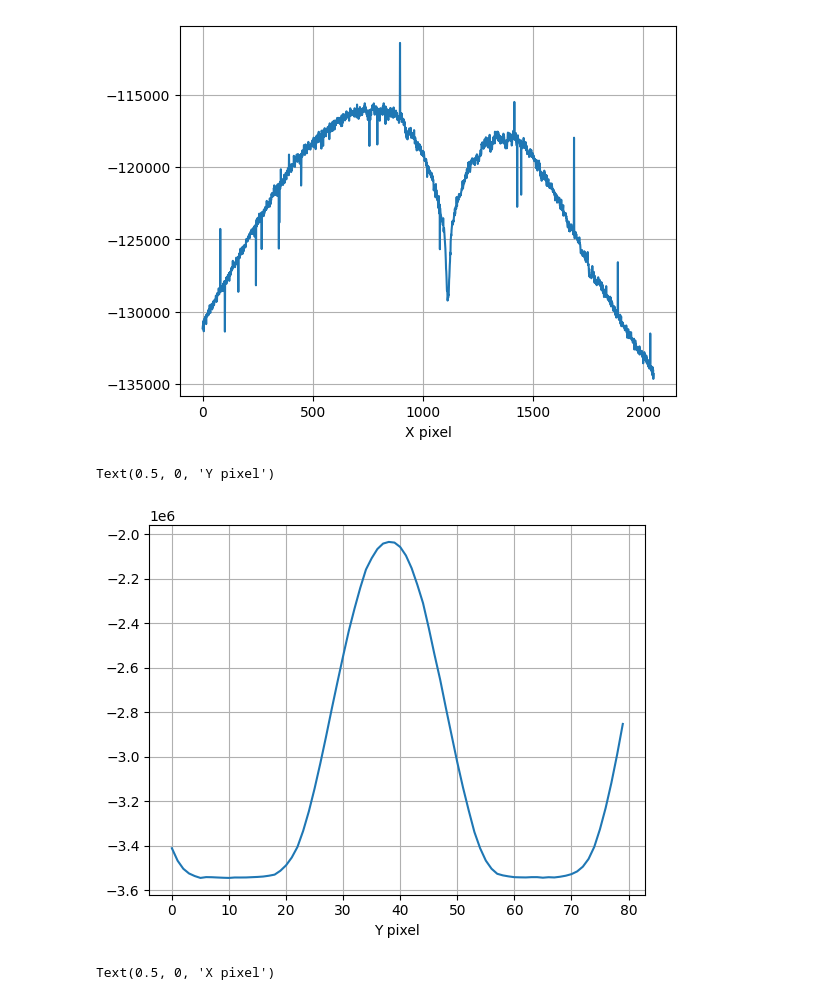
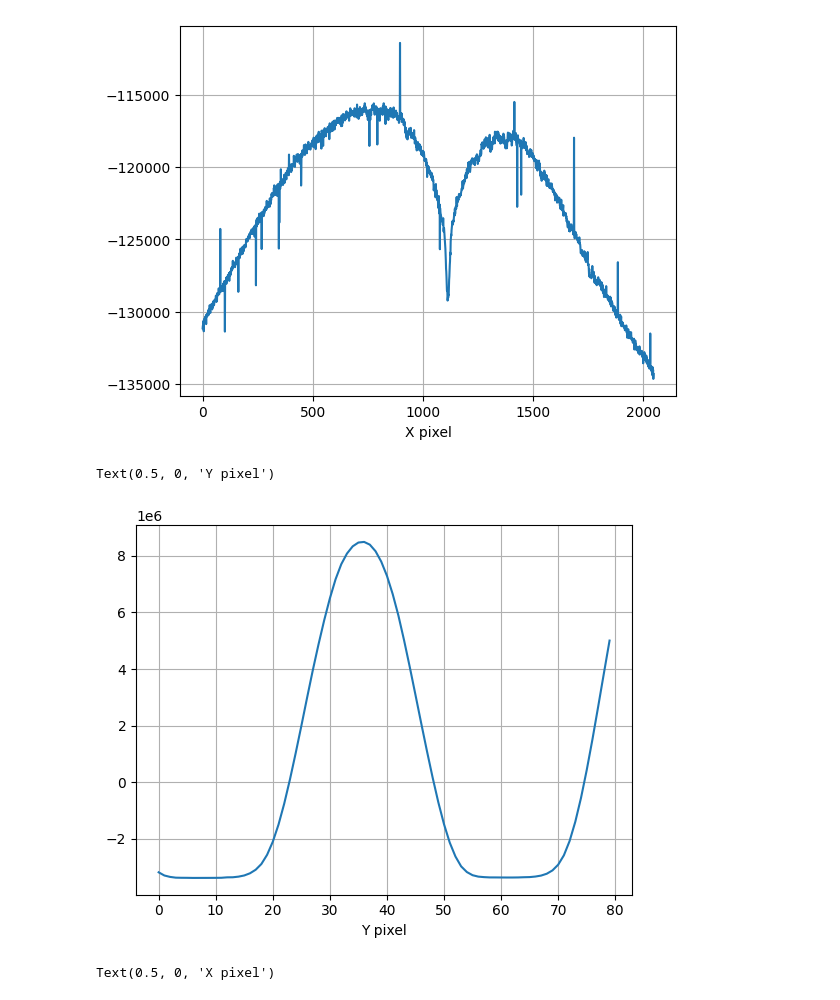
Before and after one commit to kiradavidoff/PROJECT_HALPHA, a Jupyter notebook: data_analysis.ipynb, the cells around one changed output. Saved outputs shown, nothing was run; the diff lists cells and outputs as text; code cells hidden in the pictures.

```diff
--- a/data_analysis.ipynb
+++ b/data_analysis.ipynb
@@ -84,12 +84,12 @@ plt.xlabel('X pixel')
 Text(0.5, 0, 'X pixel')
 [figure]
 # %%
-plt.plot(np.sum(lights_corrected[0][520:600],axis=1))
+plt.plot(np.sum(lights_corrected[7][520:600],axis=1))
 plt.grid()
 plt.xlabel('Y pixel')
 # %% [output]
 Text(0.5, 0, 'Y pixel')
-[figure, old version]
+[figure, new version]
 # %%
 plt.plot(np.sum(lights_corrected[0][520:600],axis=0))
 plt.grid()
```
Also changed, not shown: parts of 11 cells of this notebook, 6 other files.
